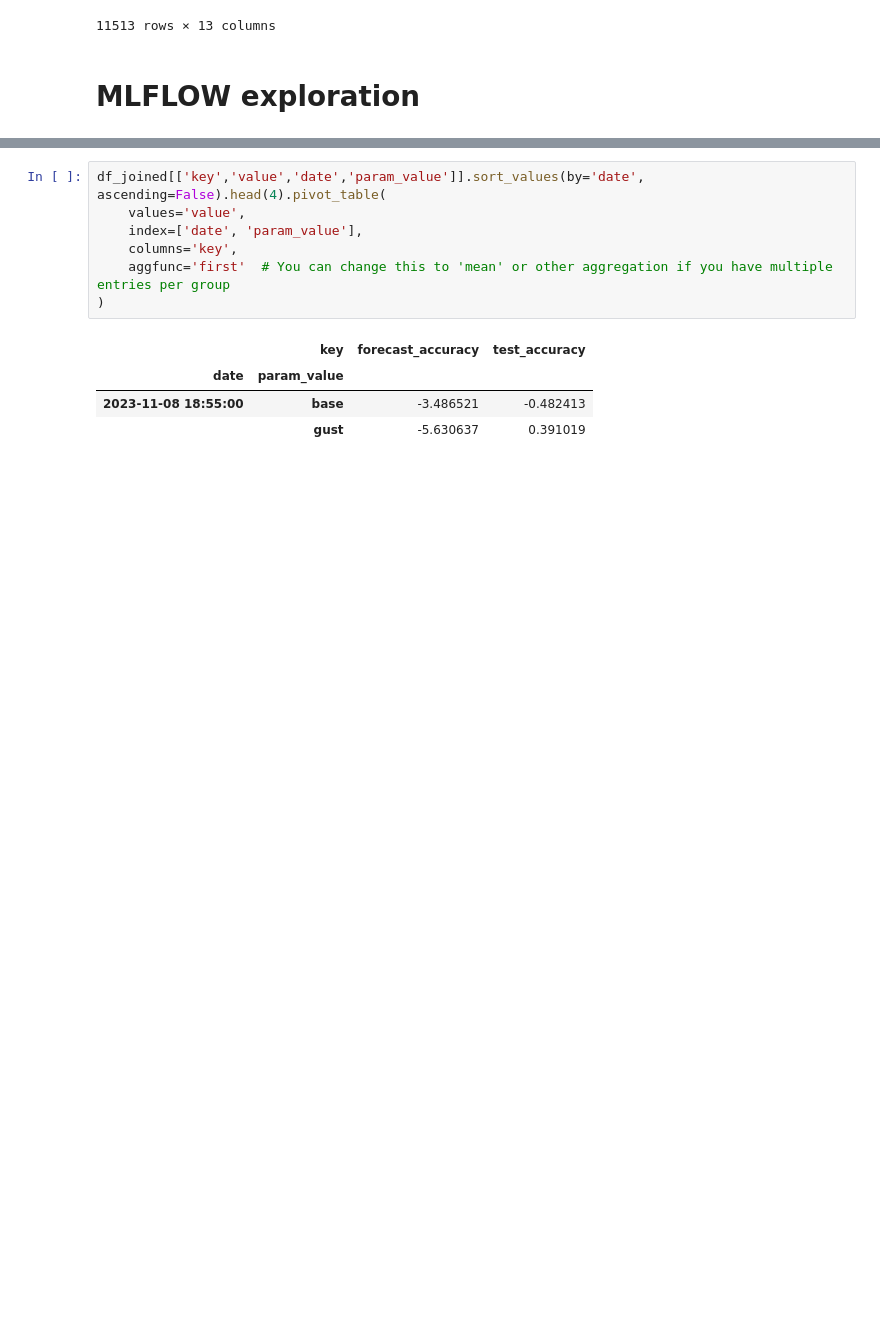
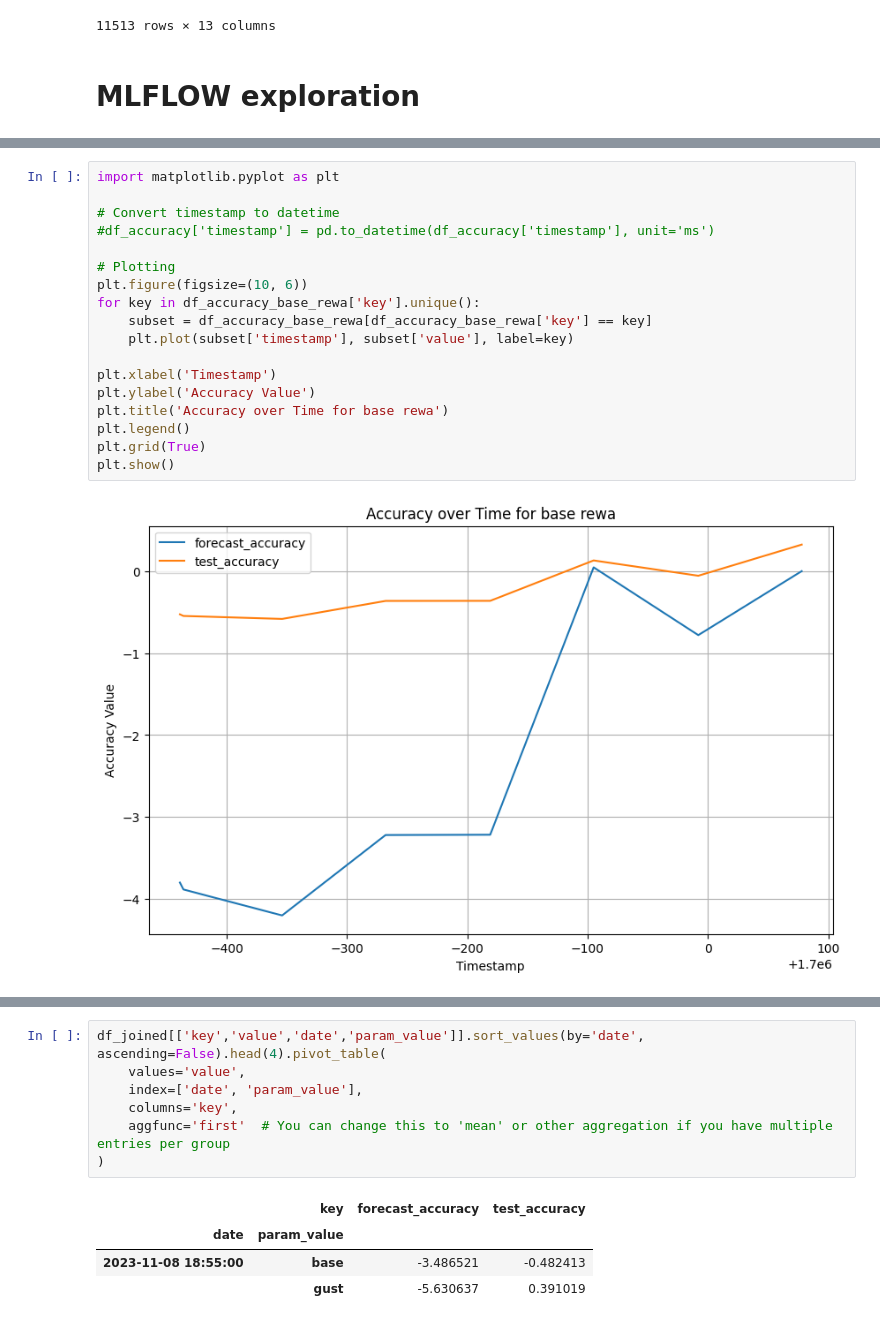
Before and after one commit to KrystianPi/WindPRO, a Jupyter notebook: notebooks/eda.ipynb, the cells around one changed output, grey strips where cells are left out. Saved outputs shown, nothing was run; the diff lists cells and outputs as text; blank space fills up the shorter version.

```diff
--- a/notebooks/eda.ipynb
+++ b/notebooks/eda.ipynb
@@ -233,0 +276,20 @@ df_joined[['key','value','date','param_value']].sort_values(by='date', ascending
+# %%
+import matplotlib.pyplot as plt
+
+# Convert timestamp to datetime
+#df_accuracy['timestamp'] = pd.to_datetime(df_accuracy['timestamp'], unit='ms')
+
+# Plotting
+plt.figure(figsize=(10, 6))
+for key in df_accuracy_base_rewa['key'].unique():
+    subset = df_accuracy_base_rewa[df_accuracy_base_rewa['key'] == key]
+    plt.plot(subset['timestamp'], subset['value'], label=key)
+
+plt.xlabel('Timestamp')
+plt.ylabel('Accuracy Value')
+plt.title('Accuracy over Time for base rewa')
+plt.legend()
+plt.grid(True)
+plt.show()
+# %% [output]
+[figure, added]
```
Also changed, not shown: parts of 9 cells of this notebook.
